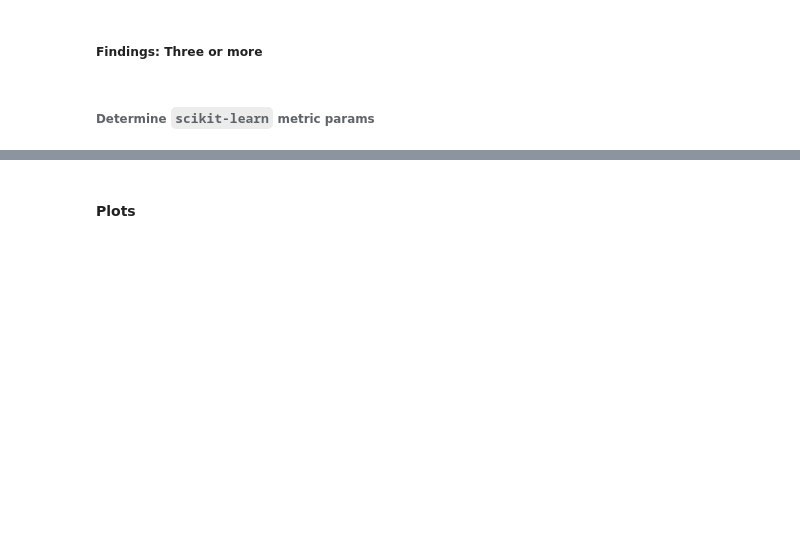
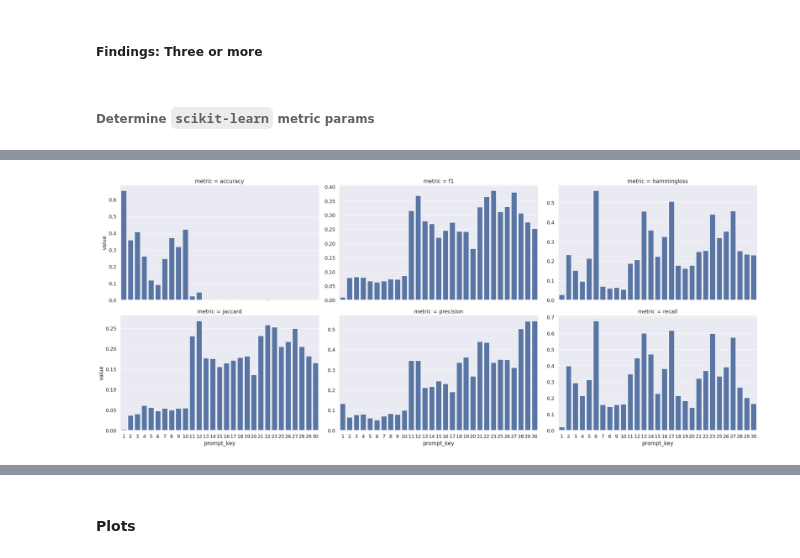
Before and after one commit to mark-rustad/CheXagent, a Jupyter notebook: get_started.ipynb, the cells around one changed output, grey strips where cells are left out. Cells and saved outputs as stored; diff of their text form; code cells hidden in the pictures; blank space fills up the shorter version.

```diff
--- a/get_started.ipynb
+++ b/get_started.ipynb
@@ -251,7 +288,9 @@ data = data[column_names]
 filelist = [x.as_posix() for x in Path("output").rglob("CheXagent_results_on_NIH_CXR.csv.gz")]
 results = pd.DataFrame()
 for f in filelist:
-    df_i = pd.read_csv(f, usecols=["image_index", "finding_labels", "prompt_key", "response"], dtype=str)
+    df_i = pd.read_csv(
+        f, usecols=["image_index", "finding_labels", "prompt_key", "response"], dtype=str
+    )
     results = pd.concat([results, df_i])
 
 results = results.drop_duplicates(ignore_index=True)
@@ -274,7 +313,9 @@ labels = (
     # "No Finding",
 )
 # results["y_true"] = results["finding_labels"].str.split("|")
-results["y_true"] = results["finding_labels"].apply(lambda x: tuple(x.replace("No Finding", "").split("|")))
+results["y_true"] = results["finding_labels"].apply(
+    lambda x: tuple(x.replace("No Finding", "").split("|"))
+)
 results["y_pred"] = results["response"].apply(lambda x: get_ypred(x, labels))
 results["n_labels"] = results["y_true"].apply(len)
 results["response_num_findings"] = results["y_pred"].apply(len)
@@ -283,9 +324,9 @@ mlb = MultiLabelBinarizer(classes=labels)
 ytrue = mlb.fit_transform(results["y_true"])
 ypred = mlb.fit_transform(results["y_pred"])
 
-results["true_positives"] = results.apply(get_tps, axis=1)
-results["false_positives"] = results.apply(get_fps, axis=1)
-results["true_negatives"] = results.apply(lambda x: get_tns(x, labels), axis=1)
-results["false_negatives"] = results.apply(get_fns, axis=1)
+# results["true_positives"] = results.apply(get_tps, axis=1)
+# results["false_positives"] = results.apply(get_fps, axis=1)
+# results["true_negatives"] = results.apply(lambda x: get_tns(x, labels), axis=1)
+# results["false_negatives"] = results.apply(get_fns, axis=1)
 
 disp_df(results)
@@ -302,7 +351,9 @@ prompt_key_order = [int(key) for key in prompts.keys()]
 prompt_key_order.sort()
 prompt_key_order = [str(key) for key in prompt_key_order]
 
-results["prompt_key"] = pd.Categorical(results["prompt_key"], ordered=True, categories=prompt_key_order)
+results["prompt_key"] = pd.Categorical(
+    results["prompt_key"], ordered=True, categories=prompt_key_order
+)
 
 # make response_num_findings, and make categorical
 # response_num_findings_order = results["response_num_findings"].drop_duplicates().sort_values().values
@@ -425,19 +614,28 @@ display(df_agg)
 # %%
 sns.set_theme(context="notebook", style="darkgrid", font_scale=1.15)
 
 plotdf = (
     df_agg.loc[df_agg["zerodiv_opt"] == "nan"]
     .loc[df_agg["avg_opt"] == "samples"]
     # .loc[df_agg["prompt_key"].astype(int).isin(np.arange(1, 11))]
     .drop(columns=["avg_opt", "zerodiv_opt"])
     .melt(id_vars=["prompt_key"], var_name="metric")
 )
 plotdf["prompt_key"] = pd.Categorical(plotdf["prompt_key"].astype(int))
 plotdf = plotdf.sort_values(["metric", "prompt_key"], ignore_index=True)
 
 g = sns.catplot(
-    data=plotdf, x="prompt_key", y="value", col="metric", col_wrap=3, kind="bar", sharey=False, aspect=1.602
+    data=plotdf,
+    x="prompt_key",
+    y="value",
+    col="metric",
+    col_wrap=3,
+    kind="bar",
+    sharey=False,
+    aspect=1.602,
 )
+# %% [output]
+[figure, added]
 # %%
 sns.set_theme(context="notebook", style="darkgrid", font_scale=1.15)
 
```
Also changed, not shown: parts of 37 cells of this notebook.
